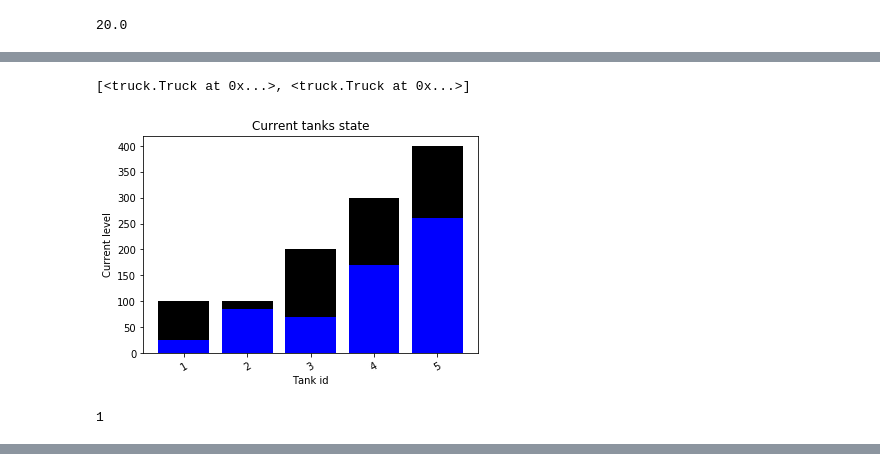
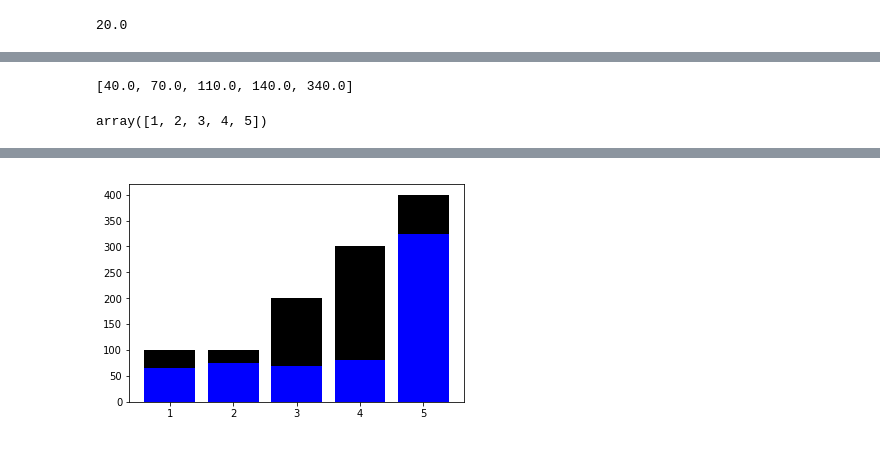
Before and after one commit to dsalgador/RL-Project, a Jupyter notebook: Q-learning.ipynb, the cells around one changed output, grey strips where cells are left out. Drawn from its saved outputs; the diff is of its cells as text; code cells hidden in the pictures.

```diff
--- a/Q-learning.ipynb
+++ b/Q-learning.ipynb
@@ -90,12 +98,8 @@ Final rewards:  -50.0
-# %%
-toy_system.trucks
-# %% [output]
-[<truck.Truck at 0x...>, <truck.Truck at 0x...>]
-# %%
-toy_system.visualize()
-# %% [output]
-[figure, removed]
-# %%
-1
-# %% [output]
-1
+# %%
+visualization_steps[0][2]
+# %% [output]
+[40.0, 70.0, 110.0, 140.0, 340.0]
+# %%
+visualization_steps[0][0]+1
+# %% [output]
+array([1, 2, 3, 4, 5])
@@ -101,0 +108,23 @@ toy_system.visualize()
+# %%
+def barlist(n):
+    return visualization_steps[n][2]
+
+fig=plt.figure()
+
+n=iterations #Number of frames
+x=visualization_steps[0][0]+1
+
+plt.bar(x,visualization_steps[0][1], color = 'black')
+barcollection = plt.bar(x,barlist(0), color = 'blue')
+
+def animate(i):
+    y=barlist(i+1)
+    for i, b in enumerate(barcollection):
+        b.set_height(y[i])
+
+anim=animation.FuncAnimation(fig,animate,repeat=False,blit=False,frames=n-1,
+                             interval=100)
+HTML(anim.to_html5_video())
+#anim.save('mymovie.mp4',writer=animation.FFMpegWriter(fps=10))
+#plt.show()
+# %% [output]
@@ -101,0 +132 @@ toy_system.visualize()
+[figure, added]
```
Also changed, not shown: parts of 5 cells of this notebook.
